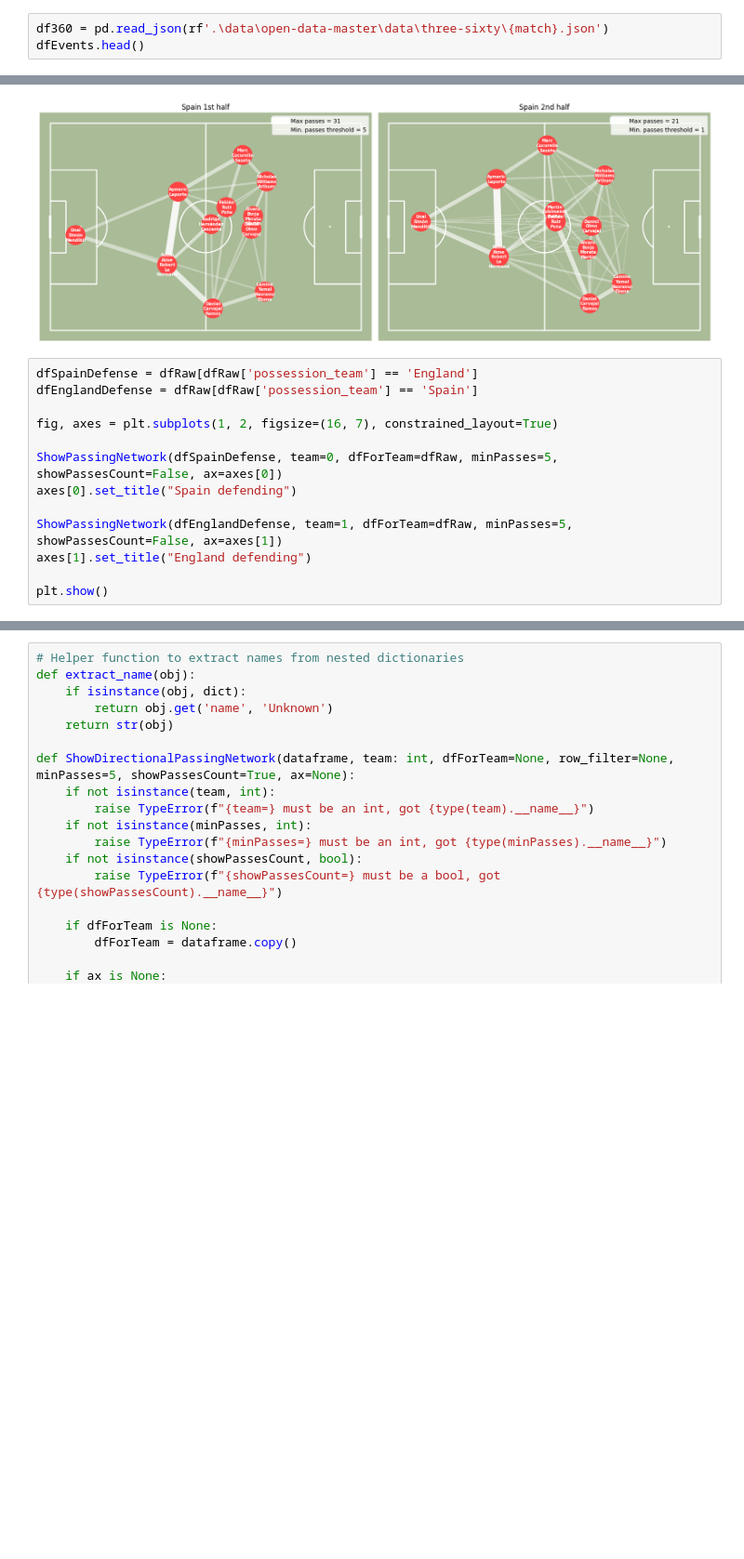
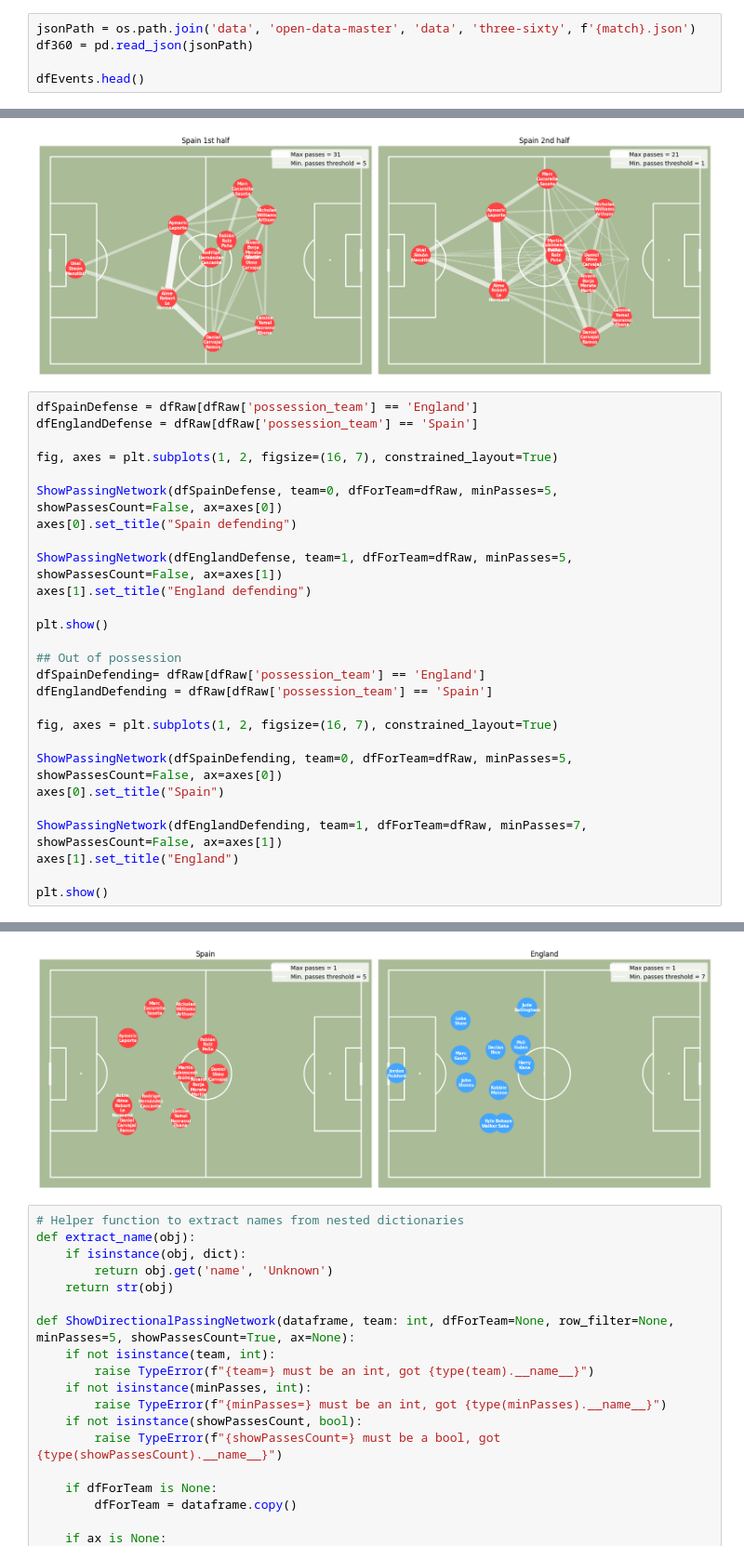
Before and after one commit to francisco-kim/footballAnalysis, a Jupyter notebook: statsbomb.ipynb, the cells around one changed output, grey strips where cells are left out. Shown at 93% size. Saved outputs shown, nothing was run; the diff lists cells and outputs as text; blank space fills up the shorter version.

Commit message:
Rodri switch passes

```diff
--- a/statsbomb.ipynb
+++ b/statsbomb.ipynb
@@ -93,7 +96,9 @@ dfEvents.head()
 | 3 | NaN | NaN | NaN | NaN | NaN | ... |
 | 4 | NaN | NaN | NaN | NaN | NaN | ... |
 # %%
-df360 = pd.read_json(rf'.\data\open-data-master\data\three-sixty\{match}.json')
+jsonPath = os.path.join('data', 'open-data-master', 'data', 'three-sixty', f'{match}.json')
+df360 = pd.read_json(jsonPath)
+
 dfEvents.head()
 # %% [output]
 |  | 50_50 | ball_receipt_outcome | ball_recovery_recovery_failure | block_deflection | block_offensive | ... |
@@ -776,18 +781,33 @@ plt.show()
 # %%
 dfSpainDefense = dfRaw[dfRaw['possession_team'] == 'England']
 dfEnglandDefense = dfRaw[dfRaw['possession_team'] == 'Spain']
 
 fig, axes = plt.subplots(1, 2, figsize=(16, 7), constrained_layout=True)
 
 ShowPassingNetwork(dfSpainDefense, team=0, dfForTeam=dfRaw, minPasses=5, showPassesCount=False, ax=axes[0])
 axes[0].set_title("Spain defending")
 
 ShowPassingNetwork(dfEnglandDefense, team=1, dfForTeam=dfRaw, minPasses=5, showPassesCount=False, ax=axes[1])
 axes[1].set_title("England defending")
 
 plt.show()
+
+## Out of possession
+dfSpainDefending= dfRaw[dfRaw['possession_team'] == 'England']
+dfEnglandDefending = dfRaw[dfRaw['possession_team'] == 'Spain']
+
+fig, axes = plt.subplots(1, 2, figsize=(16, 7), constrained_layout=True)
+
+ShowPassingNetwork(dfSpainDefending, team=0, dfForTeam=dfRaw, minPasses=5, showPassesCount=False, ax=axes[0])
+axes[0].set_title("Spain")
+
+ShowPassingNetwork(dfEnglandDefending, team=1, dfForTeam=dfRaw, minPasses=7, showPassesCount=False, ax=axes[1])
+axes[1].set_title("England")
+
+plt.show()
 # %% [output]
 [figure]
+[figure, added]
 # %%
 # Helper function to extract names from nested dictionaries
 def extract_name(obj):
```
Also changed, not shown: parts of 8 cells of this notebook.
